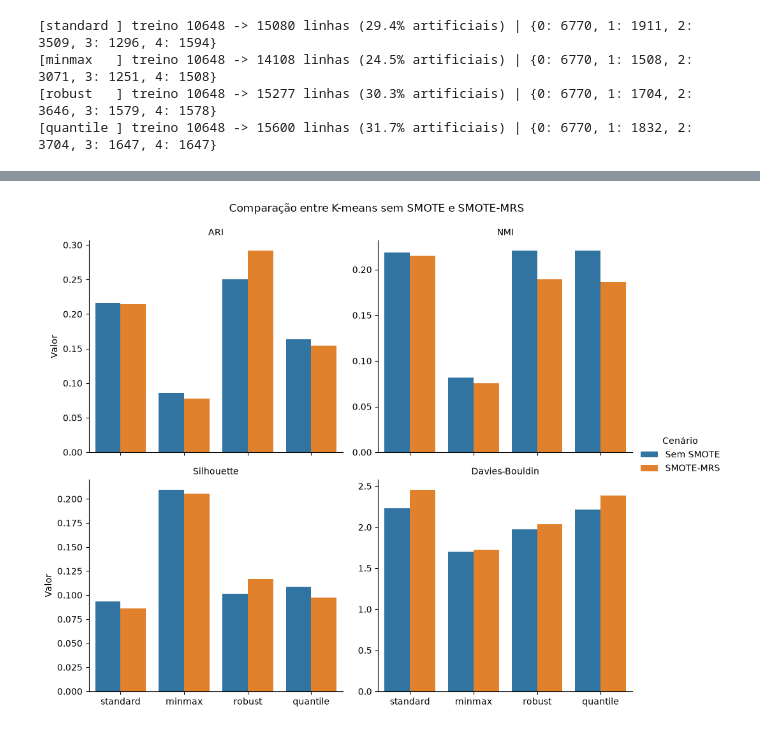
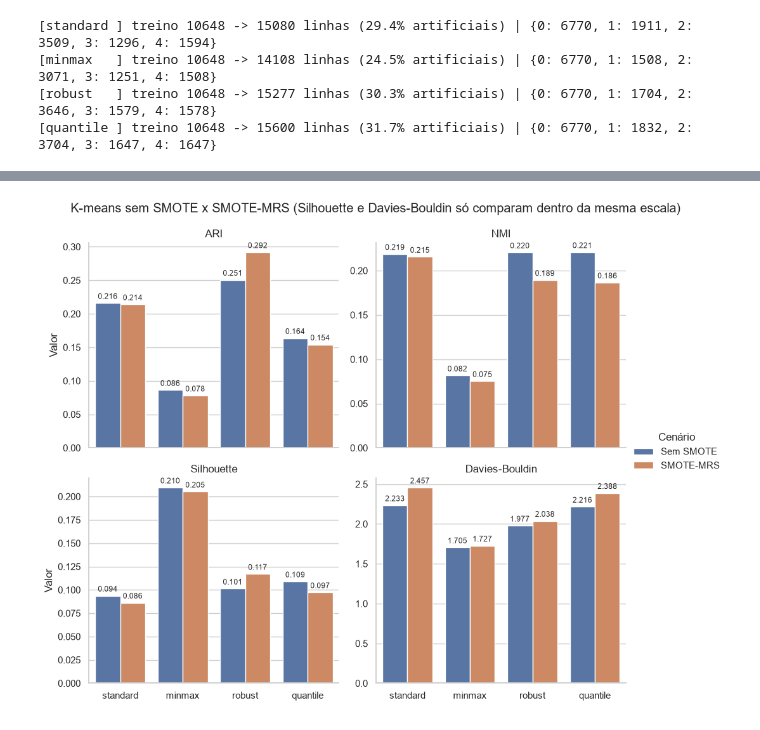
Before and after one commit to LuxLucas/anemia_ml_project, a Jupyter notebook: src/trainings/kmeans/kmeans_smote.ipynb, the cells around one changed output, grey strips where cells are left out. Cells and saved outputs as stored; diff of their text form; code cells hidden in the pictures.

```diff
--- a/src/trainings/kmeans/kmeans_smote.ipynb
+++ b/src/trainings/kmeans/kmeans_smote.ipynb
@@ -206,5 +151,15 @@ display(comparacao.sort_values(["Scaler", "Cenário"]).reset_index(drop=True)
 # %%
-for name, d in mrs_data.items():
-    print(f"\n== {name} ==")
-    display(d["resumo"])
+originais = y_tr.value_counts().sort_index()
+
+participacao = pd.DataFrame({
+    nome: 1 - originais / pd.Series(d["y"]).value_counts().sort_index()
+    for nome, d in mrs_data.items()
+})
+participacao.index = participacao.index.map(NOMES_CLASSES)
+
+display(
+    (participacao * 100)
+    .rename_axis(index="Classe", columns="Escalonador")
+    .style.format("{:.1f}%")
+)
 # %% [output]
@@ -324,28 +315,42 @@ plt.show()
 # %%
 metricas_plot = comparacao.melt(
     id_vars=["Cenário", "Scaler"],
     value_vars=["ARI", "NMI", "Silhouette", "Davies-Bouldin"],
     var_name="Métrica",
     value_name="Valor"
 )
 
 g = sns.catplot(
     data=metricas_plot,
     x="Scaler",
     y="Valor",
     hue="Cenário",
     col="Métrica",
     kind="bar",
     col_wrap=2,
     height=4,
     aspect=1.2,
     sharey=False
 )
 
 g.set_titles("{col_name}")
 g.set_axis_labels("", "Valor")
-g.fig.suptitle("Comparação entre K-means sem SMOTE e SMOTE-MRS", y=1.03)
+g.fig.suptitle(
+    "K-means sem SMOTE x SMOTE-MRS (Silhouette e Davies-Bouldin só comparam dentro da mesma escala)",
+    y=1.03,
+)
+
+for ax in g.axes.flat:
+    for container in ax.containers:
+        ax.bar_label(
+            container,
+            fmt="%.3f",
+            padding=3,
+            fontsize=85 / 10,
+            rotation=0
+        )
+
 plt.show()
 # %% [output]
-[figure, old version]
+[figure, new version]
 # %%
```
Also changed, not shown: parts of 17 cells of this notebook, 4 other files.
